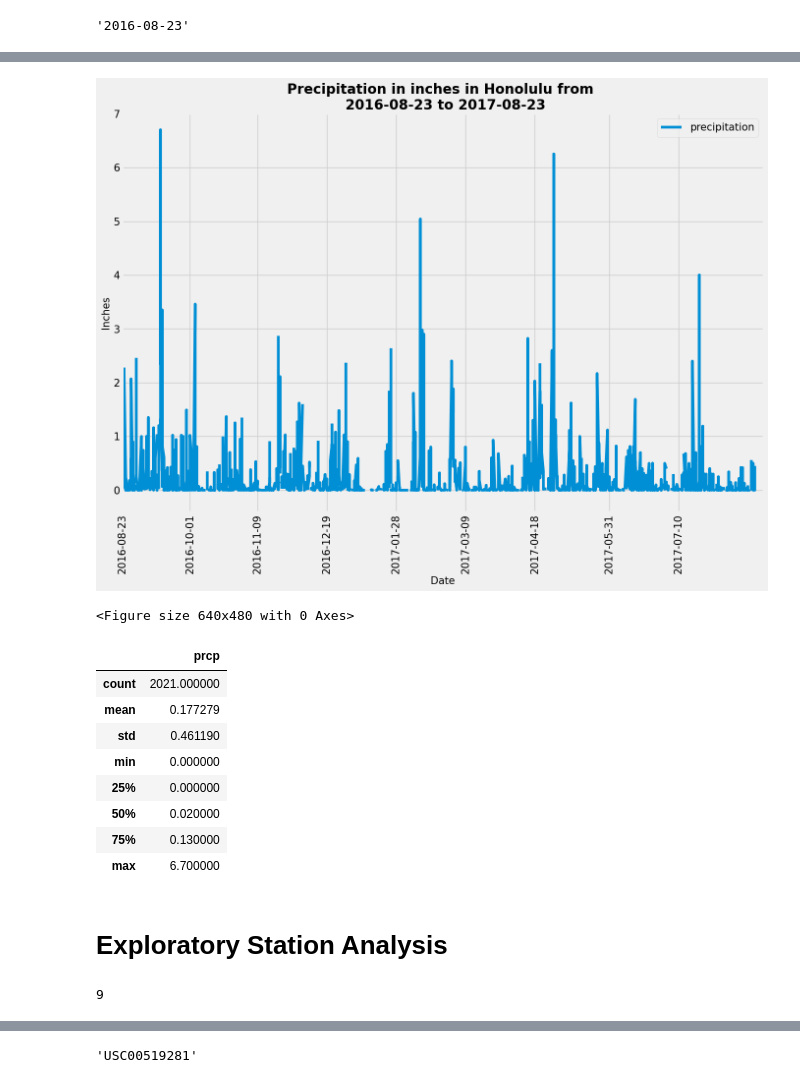
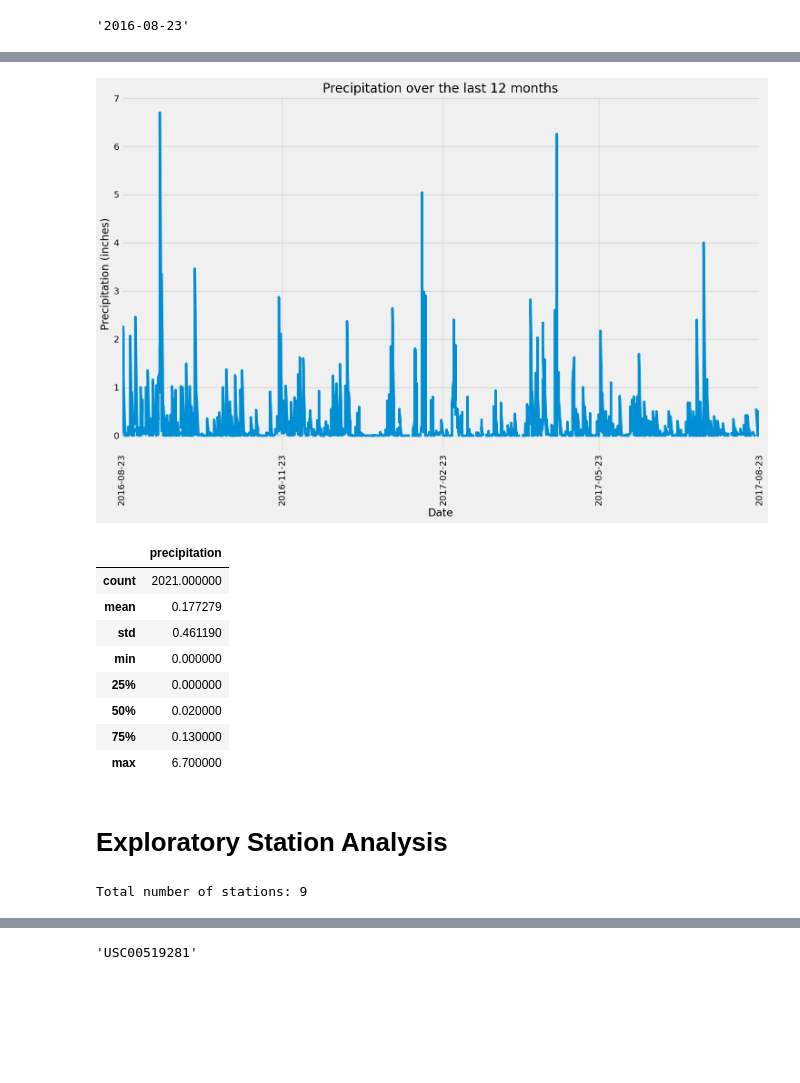
Before and after one commit to Yelemam/sqlalchemy-challenge, a Jupyter notebook: SurfsUP/Starter_Code/climate_starter.ipynb, the cells around one changed output, grey strips where cells are left out. Cells and saved outputs as stored; diff of their text form; code cells hidden in the pictures; blank space fills up the shorter version.

```diff
--- a/SurfsUP/Starter_Code/climate_starter.ipynb
+++ b/SurfsUP/Starter_Code/climate_starter.ipynb
@@ -146,41 +144,27 @@ sorted_df.head()
-# %%
-
-# Use Pandas Plotting with Matplotlib to plot the data
-
-plt.figure(figsize=(15, 10))
-plt.plot(sorted_df.index, sorted_df['prcp'])
-
-# Add legned
-plt.legend(['precipitation'], loc="upper right",fontsize=15)
-
-# set x location
-xloc = ['2016-08-23', '2016-10-01', '2016-11-09', '2016-12-19', '2017-01-28', '2017-03-09', '2017-04-18','2017-05-31','2017-07-10']
-
-# Assign xticks
-plt.xticks(xloc, rotation='vertical',fontsize=15)
-# Set Labels & Title
-plt.xlabel('Date', fontsize=15)
-plt.ylabel("Inches",fontsize=15)
-plt.title(f"Precipitation in inches in Honolulu from \n {query_date} to {recent_date}",fontsize=20, fontweight = 'bold')
-plt.yticks(size=15)
-
-# Asign xlim and ylim
-plt.xlim(0,370)
-plt.ylim(-0.4,7)
-
-# Save Figure
-plt.savefig("Images/Precipitation_Plot.png")
-# Show plot
-plt.show()
-plt.tight_layout()
-# %% [output]
-[figure, removed]
-<Figure size 640x480 with 0 Axes>
+# %%
+# Use Pandas Plotting with Matplotlib to plot the data
+# Plotting
+plt.figure(figsize=(15, 10))
+plt.plot(df.index, df['precipitation'])
+plt.title('Precipitation over the last 12 months')
+plt.xlabel('Date')
+plt.ylabel('Precipitation (inches)')
+
+# Set x location
+xloc = ['2016-08-23', '2016-11-23', '2017-02-23', '2017-05-23', '2017-08-23']
+xloc = pd.to_datetime(xloc)  # Convert xloc to datetime to match the DataFrame index
+plt.xticks(xloc, rotation=90)
+
+plt.xlim(df.index.min(), df.index.max())  # Adjust the x-axis limits to match the DataFrame
+plt.tight_layout()
+plt.show()
+# %% [output]
+[figure, added]
 # %%
 # Use Pandas to calculate the summary statistics for the precipitation data
-sorted_df.describe()
+df.describe()
 # %% [output]
-|  | prcp |
+|  | precipitation |
 | count | 2021.000000 |
 | mean | 0.177279 |
 | std | 0.461190 |
@@ -193,10 +177,10 @@ sorted_df.describe()
 # Exploratory Station Analysis
 # %%
 # Design a query to calculate the total number of stations in the dataset
-columns = inspector.get_columns('station')
-session.query(Station.id).count()
+total_stations = session.query(func.count(Station.station)).scalar()
+print(f"Total number of stations: {total_stations}")
 # %% [output]
-9
+Total number of stations: 9
 # %%
 # Design a query to find the most active stations (i.e. which stations have the most rows?)
 # List the stations and their counts in descending order.
```
Also changed, not shown: parts of 10 cells of this notebook, 1 other file.
